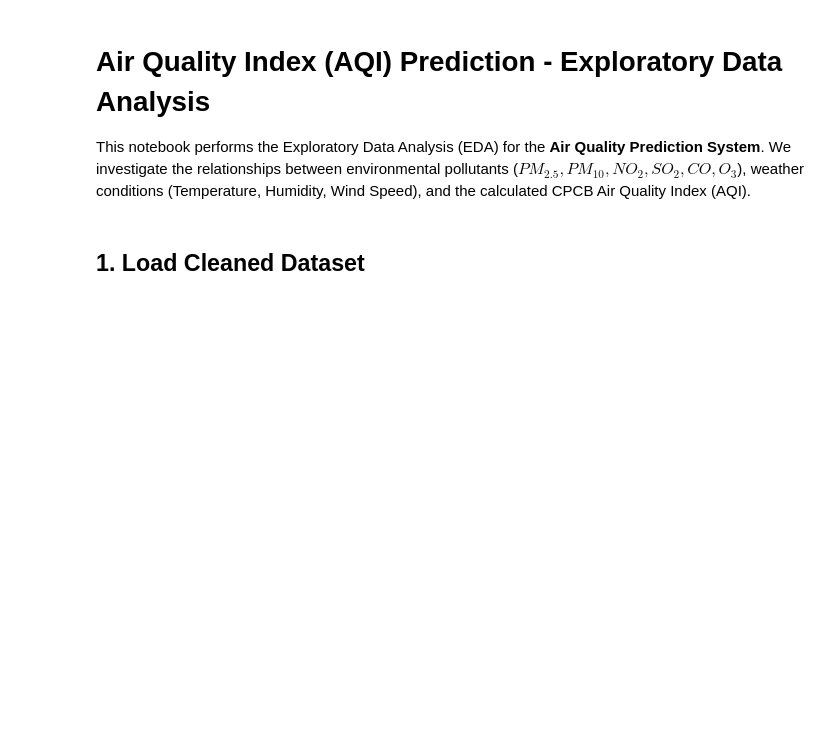
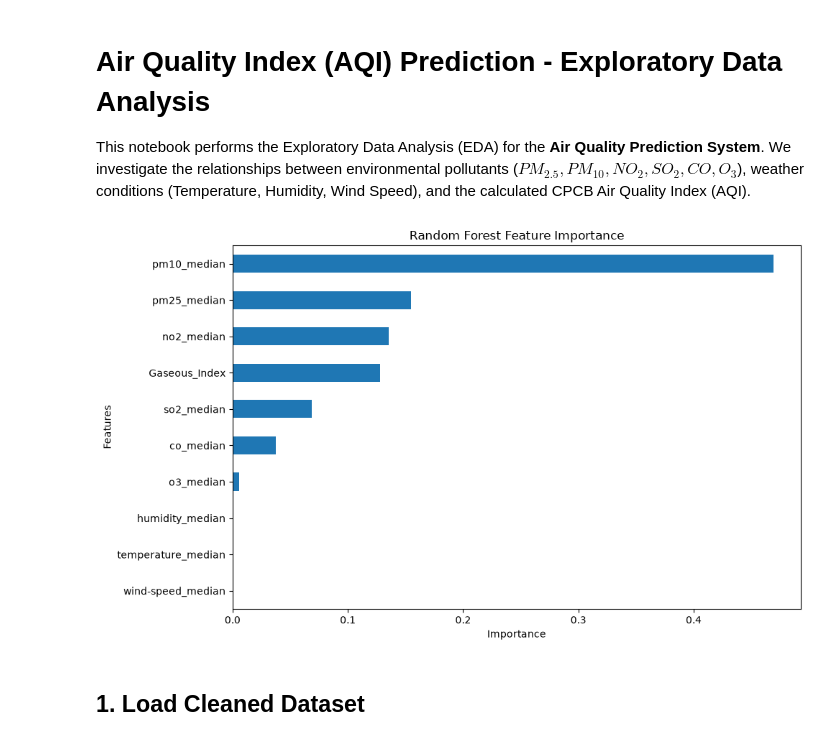
Before and after one commit to AnshGour16/aqi-prediction-system, a Jupyter notebook: notebooks/eda_modeling.ipynb, the cells around one changed output. Cells and saved outputs as stored; diff of their text form; code cells hidden in the pictures; blank space fills up the shorter version.

Commit message:
docs: add EDA 4-grid and feature importance presentation figures

```diff
--- a/notebooks/eda_modeling.ipynb
+++ b/notebooks/eda_modeling.ipynb
@@ -3,6 +3,25 @@
 
 This notebook performs the Exploratory Data Analysis (EDA) for the **Air Quality Prediction System**.
 We investigate the relationships between environmental pollutants ($PM_{2.5}, PM_{10}, NO_2, SO_2, CO, O_3$), weather conditions (Temperature, Humidity, Wind Speed), and the calculated CPCB Air Quality Index (AQI).
+# %%
+import pandas as pd
+import matplotlib.pyplot as plt
+
+df_imp = pd.read_csv('../reports/feature_importances.csv')
+importance = pd.Series(df_imp['Importance'].values, index=df_imp['Feature'])
+
+plt.figure(figsize=(10, 6))
+
+importance.sort_values().tail(10).plot(kind="barh")
+
+plt.title("Random Forest Feature Importance")
+plt.xlabel("Importance")
+plt.ylabel("Features")
+
+plt.tight_layout()
+plt.show()
+# %% [output]
+[figure, added]
 # %%
 import os
 import pandas as pd
```
Also changed, not shown: 2 other files.
